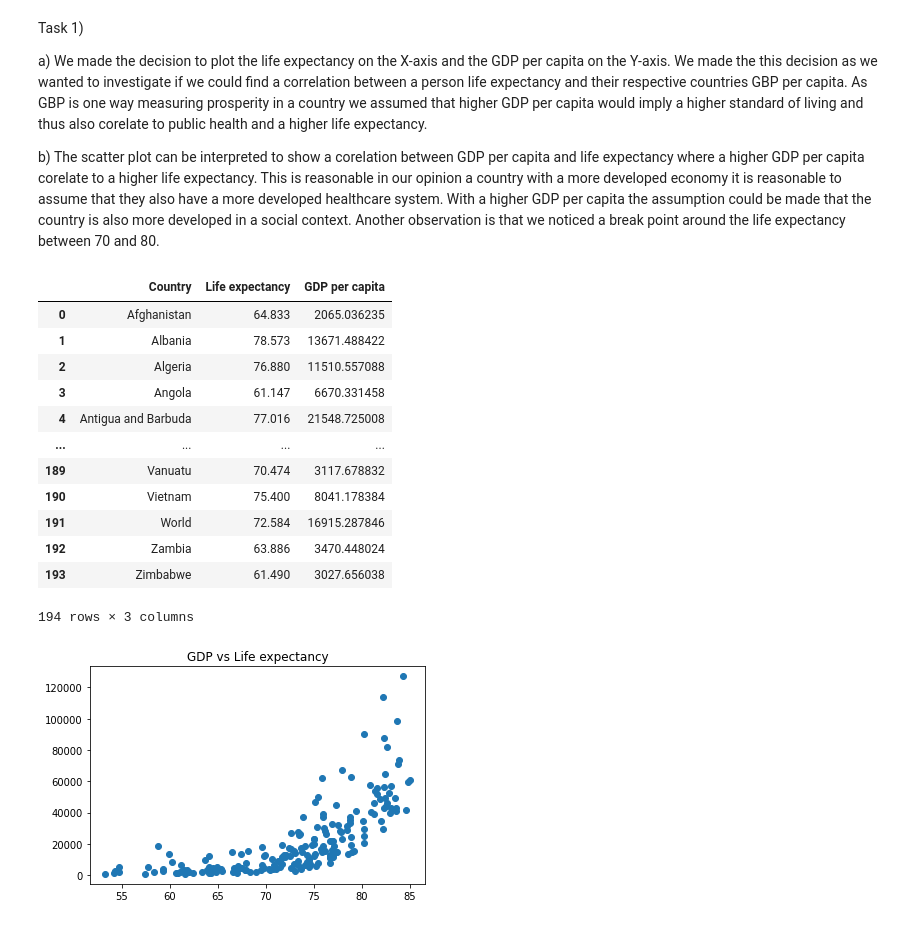
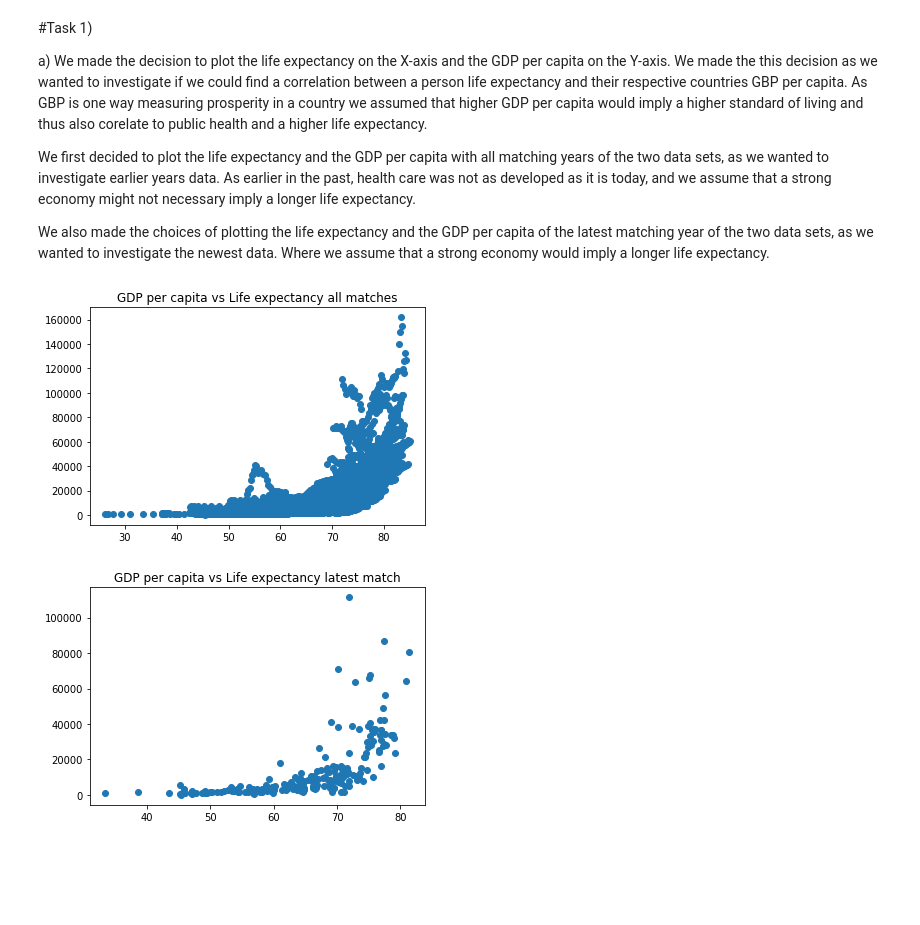
Before and after one commit to Balthazark/datascienceAI, a Jupyter notebook: Assignment1/worldOfData.ipynb, the cells around one changed output. Cells and saved outputs as stored; diff of their text form; code cells hidden in the pictures; blank space fills up the shorter version.

Commit message:
added plots, wrote text

```diff
--- a/Assignment1/worldOfData.ipynb
+++ b/Assignment1/worldOfData.ipynb
@@ -1,52 +1,8 @@
 # %% [markdown]
-Task 1)
+#Task 1)
 
 a) We made the decision to plot the life expectancy on the X-axis and the GDP per capita on the Y-axis. We made the this decision as we wanted to investigate if we could find a correlation between a person life expectancy and their respective countries GBP per capita. As GBP is one way measuring prosperity in a country we assumed that higher GDP per capita would imply a higher standard of living and thus also corelate to public health and a higher life expectancy.
 
+We first decided to plot the life expectancy and the GDP per capita with all matching years of the two data sets, as we wanted to investigate earlier years data. As earlier in the past, health care was not as developed as it is today, and we assume that a strong economy might not necessary imply a longer life expectancy.
 
-b)
-The scatter plot can be interpreted to show a corelation between GDP per capita and life expectancy where a higher GDP per capita corelate to a higher life expectancy. This is reasonable in our opinion a country with a more developed economy it is reasonable to assume that they also have a more developed healthcare system. With a higher GDP per capita the assumption could be made that the country is also more developed in a social context. Another observation is that we noticed a break point around the life expectancy between 70 and 80.
+We also made the choices of plotting the life expectancy and the GDP per capita of the latest matching year of the two data sets, as we wanted to investigate the newest data. Where we assume that a strong economy would imply a longer life expectancy.
-# %%
-import matplotlib as mpl
-import matplotlib.pyplot as plt
-import numpy as np
-import csv
-import pandas as pd
-
-#Helper function to read a dataset file, and return
-#the result as an array.
-def readfile(f):
-    with open(f) as file:
-        result = []
-        reader = csv.reader(file)
-        for row in reader:
-            result.append(row)
-    return result
-
-
-lifeExp = readfile('life-expectancy.csv')
-gdp = readfile('gdp-per-capita-worldbank.csv')
-result = []
-
-rowtmp = [""]
-for rows in reversed(lifeExp):
-    for row in reversed(gdp):
-        if rows[0] == row[0] and rows[2] == row[2] and rowtmp[0] != rows[0]:
-            tmp  = [rows[0],rows[3],row[3]]
-            result.append(tmp)
-            rowtmp = rows
-            break
-# %% [output]
-|  | Country | Life expectancy | GDP per capita |
-| 0 | Afghanistan | 64.833 | 2065.036235 |
-| 1 | Albania | 78.573 | 13671.488422 |
-| 2 | Algeria | 76.880 | 11510.557088 |
-| 3 | Angola | 61.147 | 6670.331458 |
-| 4 | Antigua and Barbuda | 77.016 | 21548.725008 |
-| ... | ... | ... | ... |
-| 189 | Vanuatu | 70.474 | 3117.678832 |
-| 190 | Vietnam | 75.400 | 8041.178384 |
-| 191 | World | 72.584 | 16915.287846 |
-| 192 | Zambia | 63.886 | 3470.448024 |
-| 193 | Zimbabwe | 61.490 | 3027.656038 |
-194 rows × 3 columns
@@ -53,14 +71,22 @@ for rows in reversed(lifeExp):
 # %%
-cleanedData = pd.read_csv("output.csv")
+import pandas as pd
+import matplotlib.pyplot as plt
+def plotData(inputFile,plotTitle):
+    cleanedData = pd.read_csv(inputFile)
 
-gdpData = cleanedData['GDP per capita']
-lifeData = cleanedData['Life expectancy']
+    gdpData = cleanedData['GDP per capita']
+    lifeData = cleanedData['Life expectancy']
 
-gdpData = list(map(float, gdpData))
-lifeData = list(map(float, lifeData))
+    gdpData = list(map(float, gdpData))
+    lifeData = list(map(float, lifeData))
 
-plt.scatter(lifeData, gdpData)
-plt.title('GDP vs Life expectancy')
-plt.show()
+    plt.scatter(lifeData, gdpData)
+    plt.title(plotTitle)
+    plt.show()
+
+
+plotData('outputAll.csv', 'GDP per capita vs Life expectancy all matches')
+plotData('outputLatest.csv', 'GDP per capita vs Life expectancy latest match')
 # %% [output]
-[figure, old version]
+[figure, new version]
+[figure, added]
```
Also changed, not shown: parts of 2 cells of this notebook, 2 other files.
